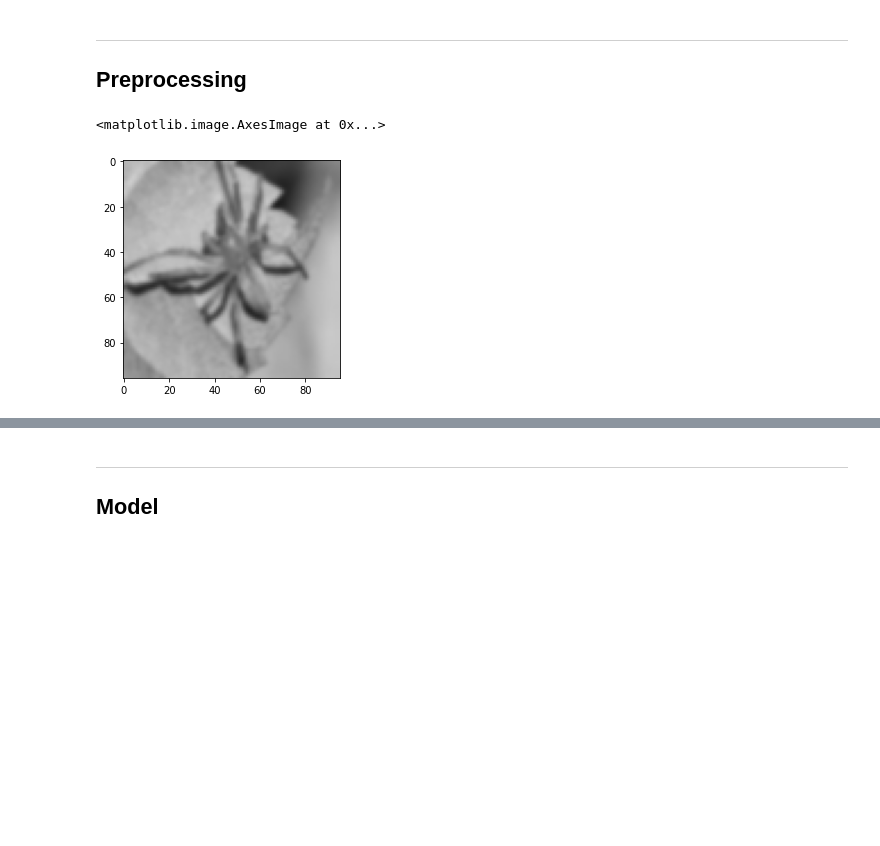
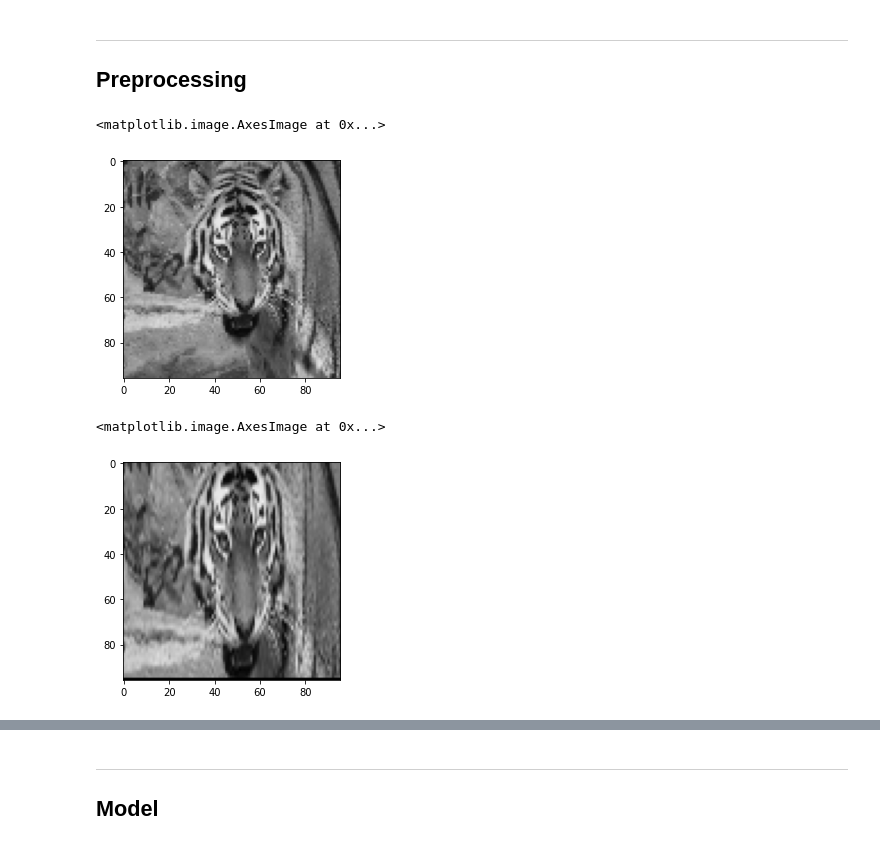
Before and after one commit to WittyTheMighty/Animal-Classification-CNN, a Jupyter notebook: final.ipynb, the cells around one changed output, grey strips where cells are left out. Drawn from its saved outputs; the diff is of its cells as text; code cells hidden in the pictures; blank space fills up the shorter version.

```diff
--- a/final.ipynb
+++ b/final.ipynb
@@ -41,8 +41,8 @@ def reset_weights(m):
     print(f'Reset trainable parameters of layer = {layer}')
     layer.reset_parameters()
 # %%
-PATH = '/drive/MyDrive/ML-Kaggle/'
-PATH = "/content/drive/MyDrive/ML-Kaggle/"
+PATH = './drive/MyDrive/ML-Kaggle/'
+# PATH = "/content/drive/MyDrive/ML-Kaggle/"
 # PATH = '../data/'
 
 x_train_scalar = np.array(pkl.load(open(PATH+'x_train.pkl', 'rb')))
@@ -92,7 +104,12 @@ k_folds = 5
 #First preprocessing step
 
 #Utilitary function for geometric preprocessing
-X_flipped = flip_image_flip_verticaly(x_train[0])
+# def flip_verticaly(X):
+#     flipped_image = copy.deepcopy(rotate90(X))
+#     for idx,channel in enumerate(flipped_image):
+#         flipped_image[idx]= np.fliplr(channel)
+
+#     return rotate(flipped_image, 270)
 
 
 def flip_horizontaly(X):
@@ -166,7 +183,16 @@ def blur(X,blur_factor):
         blur_img[idx]= sp.ndimage.gaussian_filter(channel, sigma=blur_factor)
     return blur_img
 
-plt.imshow(np.transpose(blur(x_train[5],0.9),(1,2,0)))
+plt.imshow(np.transpose(x_train[0], (1,2,0)))
 # %% [output]
 <matplotlib.image.AxesImage at 0x...>
-[figure, old version]
+[figure, new version]
+# %%
+zoom_factors = [0.9, 1.1, 1.4, 1.6]
+x_train_zoomed_vertical = np.array([clipped_zoom(x,np.random.choice(zoom_factors)) for x in x_train])
+x_train_zoomed_horizontal = np.array([rotate(270,clipped_zoom(rotate90(x),np.random.choice(zoom_factors))) for x in x_train])
+# %%
+plt.imshow(np.transpose(x_train_zoomed_vertical[0],(1,2,0)))
+# %% [output]
+<matplotlib.image.AxesImage at 0x...>
+[figure, added]
```
Also changed, not shown: parts of 13 cells of this notebook.
